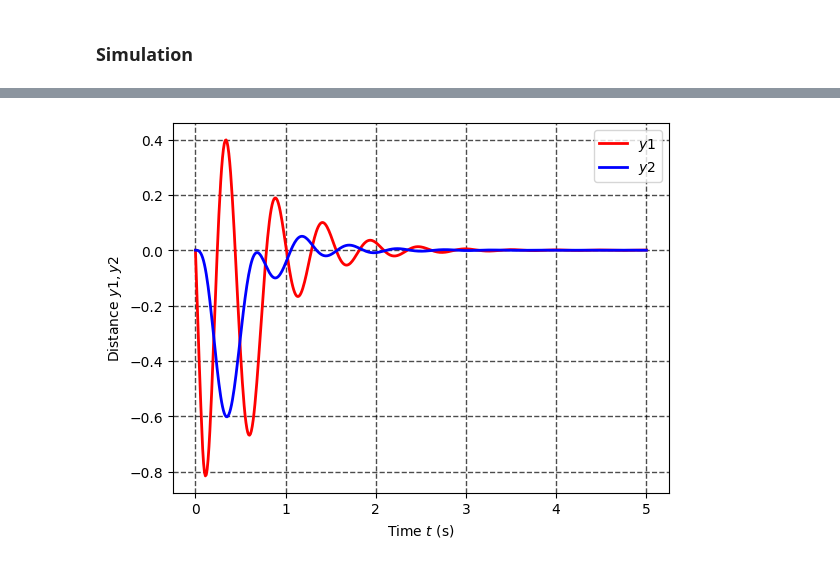
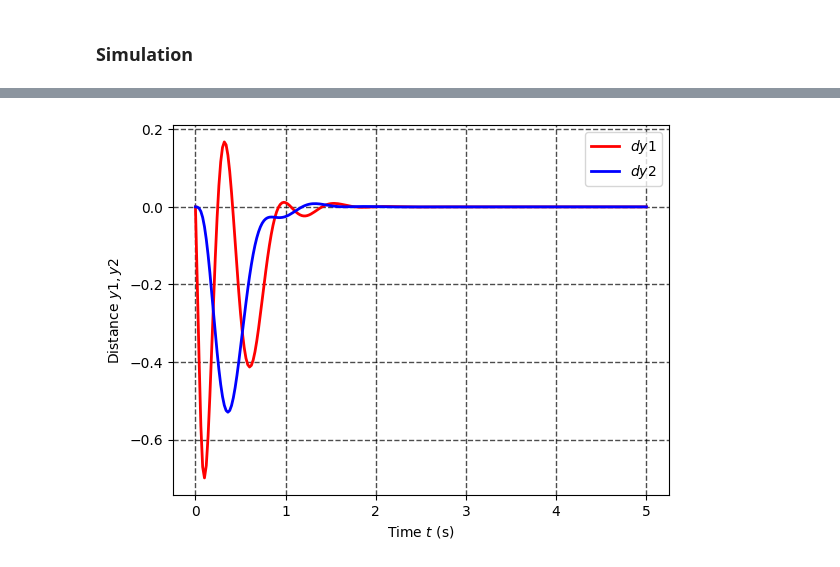
Before and after one commit to NabilaAdawy/Trajectory-Optimization-and-Tracking-for-a-Cart-Pole-system-using-Nonlinear-Dynamics-, a Jupyter notebook: notebooks/coupled_masses.ipynb, the cells around one changed output, grey strips where cells are left out. Saved outputs shown, nothing was run; the diff lists cells and outputs as text; code cells hidden in the pictures.

```diff
--- a/notebooks/coupled_masses.ipynb
+++ b/notebooks/coupled_masses.ipynb
@@ -106,9 +84,9 @@ B = cp.Parameter((n, m), name='B')
 x_init = cp.Parameter(n, name='x_init')
 
 # define objective
-objective = cp.Minimize(cp.sum_squares(Psqrt@X[:,H]) + cp.sum_squares(Qsqrt@X[:,:H])  + cp.sum_squares(Rsqrt@U))
-print((Psqrt@X[:,H]).shape)
-# print(B.shape)
+objective = cp.Minimize(cp.sum_squares(Psqrt@X[:,H]) + cp.sum_squares(Qsqrt@X[:,:H])
+                        + cp.sum_squares(Rsqrt@U))
+
 # define constraints
 constraints = [X[:,1:] == A@X[:,:H]+B@U,
                U <= U_max,
@@ -162,6 +148,7 @@ Objective function value: 1624.883782
 # %%
 print(X_opt.shape)
-y1, dy1, y2, dy2 = X_opt
+print(U_opt.shape)
+y1, y2,dy1, dy2 = X_opt
 
 plot(y1, 'r', linewidth=2.0, label = r'$y1$')
 plot(y2, 'b', linewidth=2.0, label = r'$y2$')
@@ -186,29 +174,2 @@ show()
 # %% [markdown]
 ### Simulation
-# %%
-u_max = 10
-solve_time = []
-U = 0
-X = x0
-
-problem.param_dict['X_max'].value = np.array([[100], [100], [100], [100]])
-problem.param_dict['X_min'].value = np.array([[-100], [-100], [-100], [-100]])
-problem.param_dict['U_max'].value = [u_max]
-problem.param_dict['U_min'].value = [-u_max]
-
-for k in range(N):
-  # MPC CONTROL
-  problem.param_dict['x_init'].value = x0
-  val = problem.solve()
-
-  U_opt = problem.var_dict['U'].value
-
-  u = U_opt[0][0]
-
-  x0 = A_d@x0 + B_d@[u]
-
-  X = np.vstack((X, x0))
-  U = np.vstack((U, u))
-
-y1, dy1, y2, dy2 = np.split(X, 4, axis = 1)
-t = np.array(range(N+1))*dt
@@ -226,14 +244,14 @@ show()
 # %%
-plot(t, dy1, 'r', linewidth=2.0, label = r'$y1$')
-plot(t, dy2, 'b', linewidth=2.0, label = r'$y2$')
+plot(t, dy1, 'r', linewidth=2.0, label = r'$dy1$')
+plot(t, dy2, 'b', linewidth=2.0, label = r'$dy2$')
 grid(color='black', linestyle='--', linewidth=1.0, alpha = 0.7)
 grid(True)
 legend()
 ylabel(r'Distance $y1, y2$')
 xlabel(r'Time $t$ (s)')
 show()
 # %% [output]
-[figure, old version]
+[figure, new version]
 # %%
 plot(t, U, 'r', linewidth=2.0, label = "U_opt")
 grid(color='black', linestyle='--', linewidth=1.0, alpha = 0.7)
```
Also changed, not shown: parts of 14 cells of this notebook.
